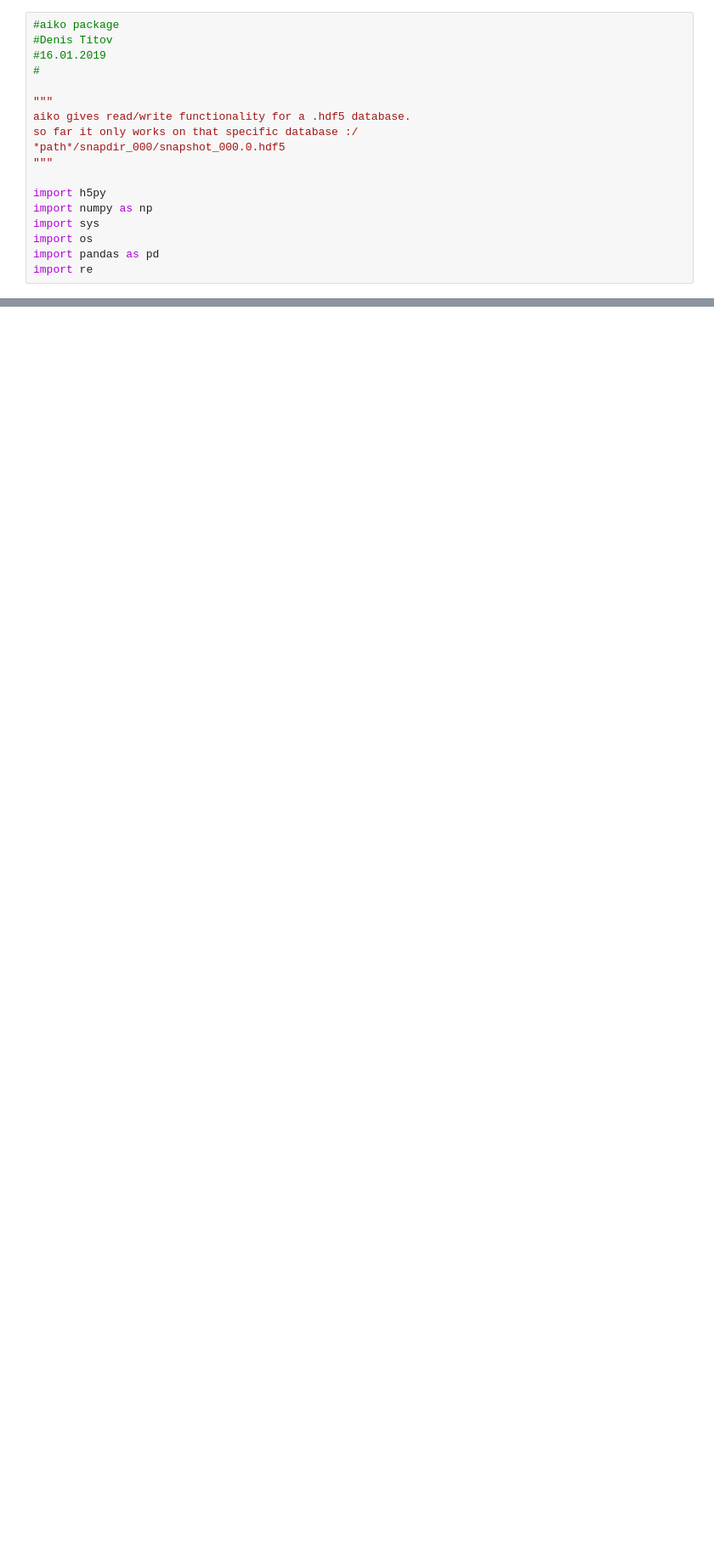
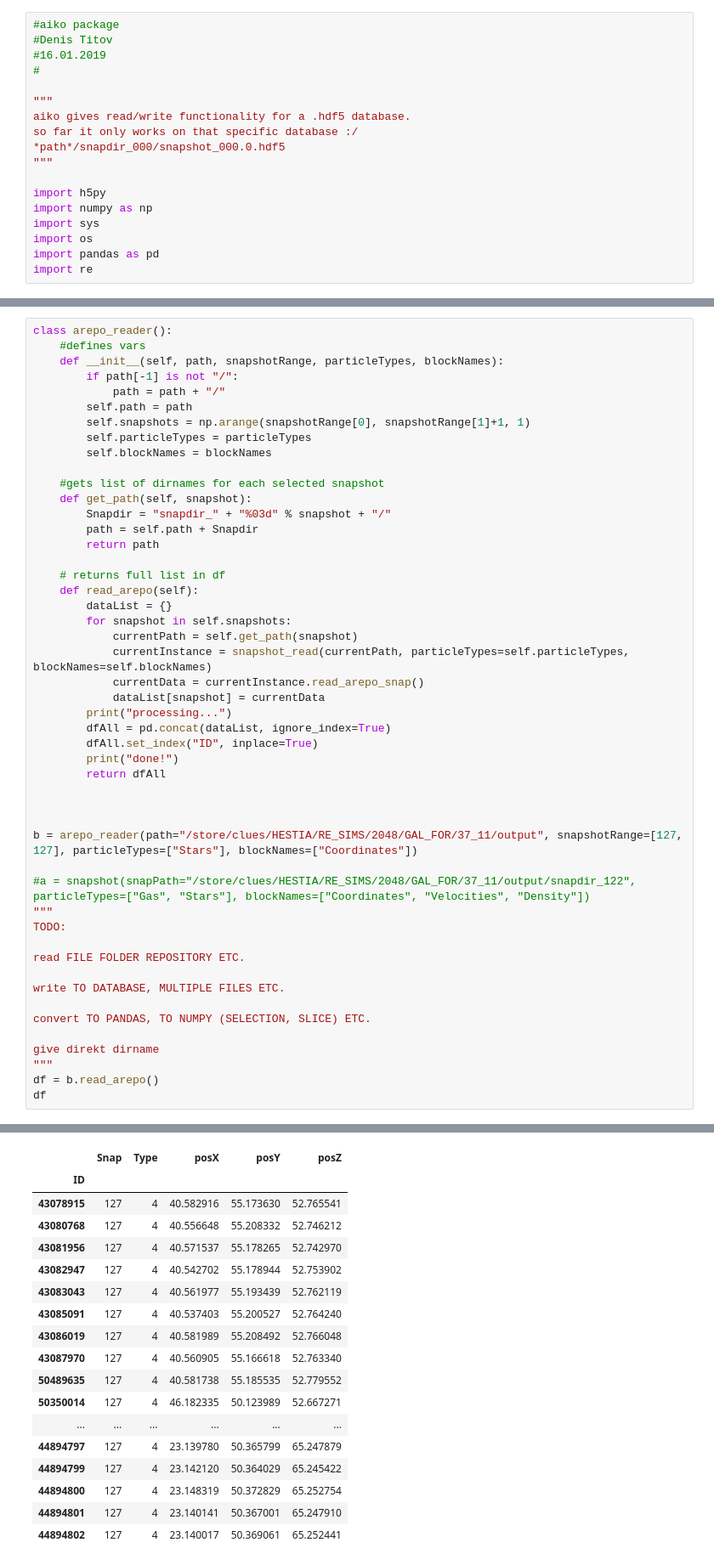
Before and after one commit to denecity/AIKOpart1, a Jupyter notebook: aiko.ipynb, the cells around one changed output, grey strips where cells are left out. Shown: that part at 85% size. Drawn from its saved outputs; the diff is of its cells as text; blank space fills up the shorter version.

Commit message:
functional version now gives all data

```diff
--- a/aiko.ipynb
+++ b/aiko.ipynb
@@ -163,0 +118,50 @@ give direkt dirname
+# %%
+class arepo_reader():
+    #defines vars
+    def __init__(self, path, snapshotRange, particleTypes, blockNames):
+        if path[-1] is not "/":
+            path = path + "/"
+        self.path = path
+        self.snapshots = np.arange(snapshotRange[0], snapshotRange[1]+1, 1)
+        self.particleTypes = particleTypes
+        self.blockNames = blockNames
+
+    #gets list of dirnames for each selected snapshot
+    def get_path(self, snapshot):
+        Snapdir = "snapdir_" + "%03d" % snapshot + "/"
+        path = self.path + Snapdir
+        return path
+
+    # returns full list in df
+    def read_arepo(self):
+        dataList = {}
+        for snapshot in self.snapshots:
+            currentPath = self.get_path(snapshot)
+            currentInstance = snapshot_read(currentPath, particleTypes=self.particleTypes, blockNames=self.blockNames)
+            currentData = currentInstance.read_arepo_snap()
+            dataList[snapshot] = currentData
+        print("processing...")
+        dfAll = pd.concat(dataList, ignore_index=True)
+        dfAll.set_index("ID", inplace=True)
+        print("done!")
+        return dfAll
+
+
+
+b = arepo_reader(path="/store/clues/HESTIA/RE_SIMS/2048/GAL_FOR/37_11/output", snapshotRange=[127, 127], particleTypes=["Stars"], blockNames=["Coordinates"])
+
+#a = snapshot(snapPath="/store/clues/HESTIA/RE_SIMS/2048/GAL_FOR/37_11/output/snapdir_122", particleTypes=["Gas", "Stars"], blockNames=["Coordinates", "Velocities", "Density"])
+"""
+TODO:
+
+read FILE FOLDER REPOSITORY ETC.
+
+write TO DATABASE, MULTIPLE FILES ETC.
+
+convert TO PANDAS, TO NUMPY (SELECTION, SLICE) ETC.
+
+give direkt dirname
+"""
+df = b.read_arepo()
+df
+# %% [output]
@@ -163,0 +185,18 @@ give direkt dirname
+|  | Snap | Type | posX | posY | posZ |
+| ID |  |  |  |  |  |
+| 43078915 | 127 | 4 | 40.582916 | 55.173630 | 52.765541 |
+| 43080768 | 127 | 4 | 40.556648 | 55.208332 | 52.746212 |
+| 43081956 | 127 | 4 | 40.571537 | 55.178265 | 52.742970 |
+| 43082947 | 127 | 4 | 40.542702 | 55.178944 | 52.753902 |
+| 43083043 | 127 | 4 | 40.561977 | 55.193439 | 52.762119 |
+| 43085091 | 127 | 4 | 40.537403 | 55.200527 | 52.764240 |
+| 43086019 | 127 | 4 | 40.581989 | 55.208492 | 52.766048 |
+| 43087970 | 127 | 4 | 40.560905 | 55.166618 | 52.763340 |
+| 50489635 | 127 | 4 | 40.581738 | 55.185535 | 52.779552 |
+| 50350014 | 127 | 4 | 46.182335 | 50.123989 | 52.667271 |
+| ... | ... | ... | ... | ... | ... |
+| 44894797 | 127 | 4 | 23.139780 | 50.365799 | 65.247879 |
+| 44894799 | 127 | 4 | 23.142120 | 50.364029 | 65.245422 |
+| 44894800 | 127 | 4 | 23.148319 | 50.372829 | 65.252754 |
+| 44894801 | 127 | 4 | 23.140141 | 50.367001 | 65.247910 |
+| 44894802 | 127 | 4 | 23.140017 | 50.369061 | 65.252441 |
```
Also changed, not shown: parts of 7 cells of this notebook, 4 other files.
